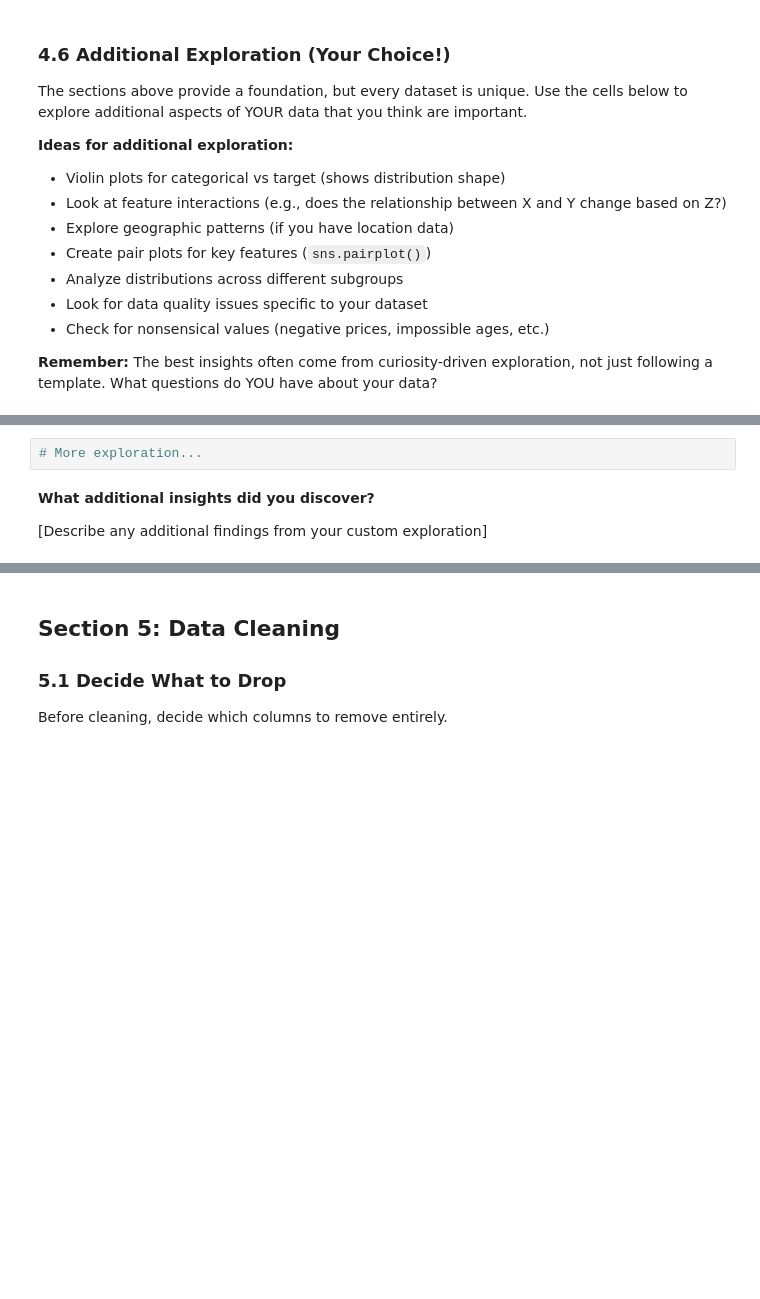
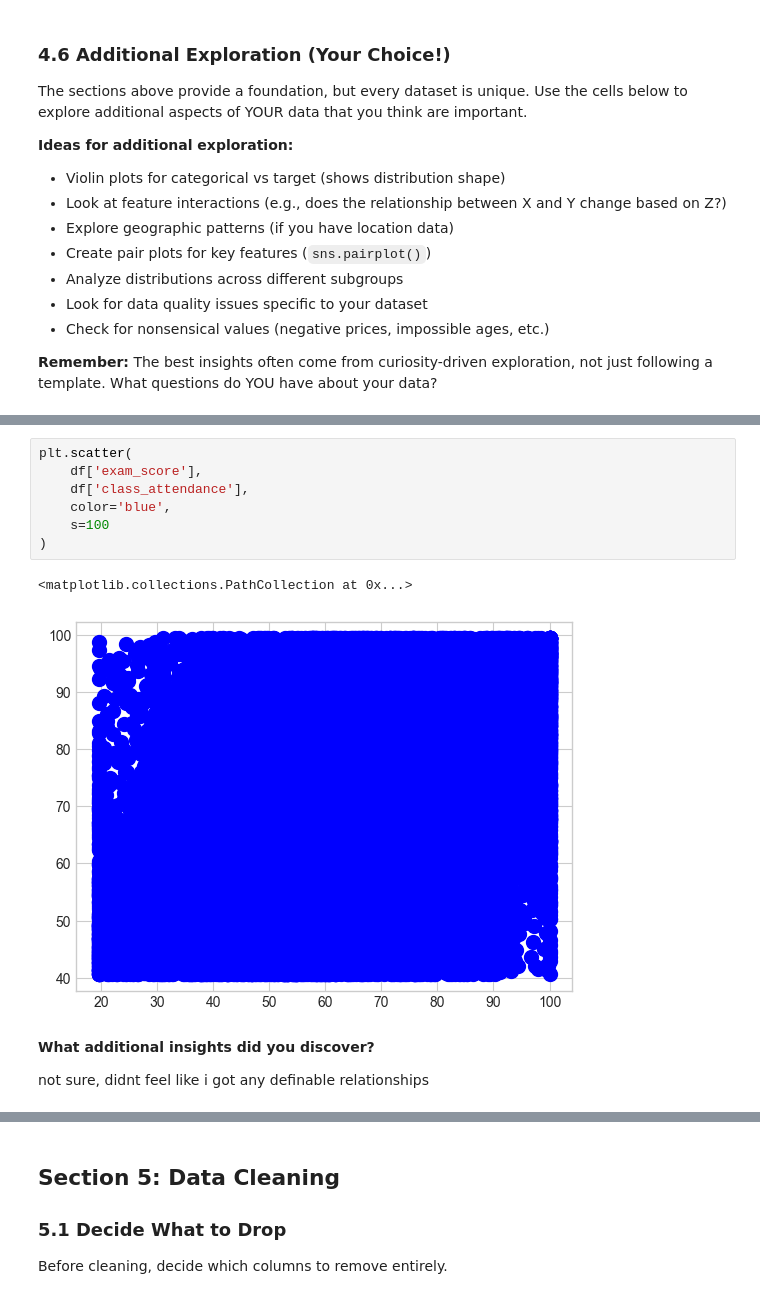
Before and after one commit to fsa-aiml-2511/individual-capstone-Clifton-Rand, a Jupyter notebook: notebooks/01_problem_statement_and_eda.ipynb, the cells around one changed output, grey strips where cells are left out. Cells and saved outputs as stored; diff of their text form; blank space fills up the shorter version.

```diff
--- a/notebooks/01_problem_statement_and_eda.ipynb
+++ b/notebooks/01_problem_statement_and_eda.ipynb
@@ -620,9 +761,17 @@ The sections above provide a foundation, but every dataset is unique. Use the ce
-# %%
-# More exploration...
+# %%
+plt.scatter(
+    df['exam_score'],
+    df['class_attendance'],
+    color='blue',
+    s=100
+)
+# %% [output]
+<matplotlib.collections.PathCollection at 0x...>
+[figure, added]
 # %% [markdown]
 **What additional insights did you discover?**
 
-[Describe any additional findings from your custom exploration]
+not sure, didnt feel like i got any definable relationships
 # %% [markdown]
 ### 4.7 EDA Insights Summary
 
```
Also changed, not shown: parts of 13 cells of this notebook.
